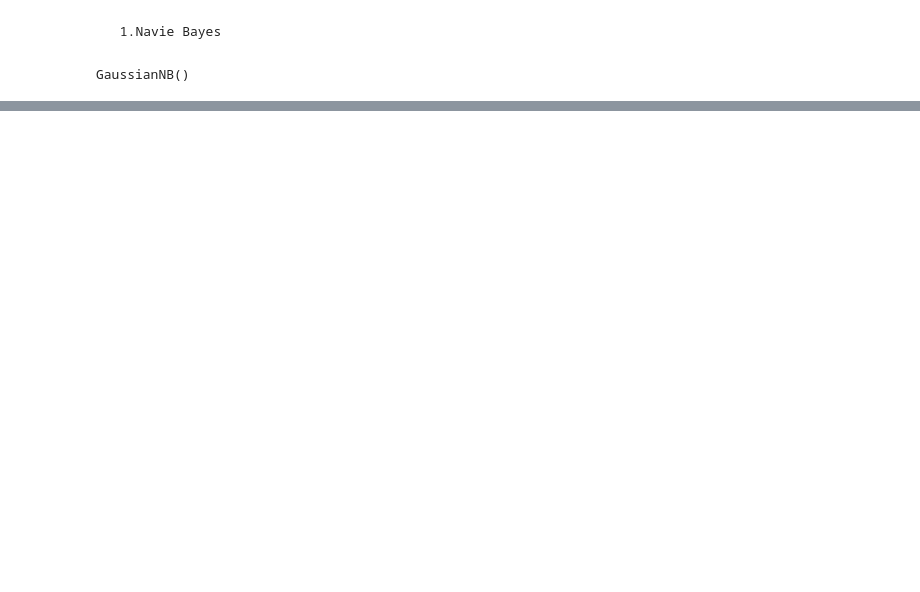
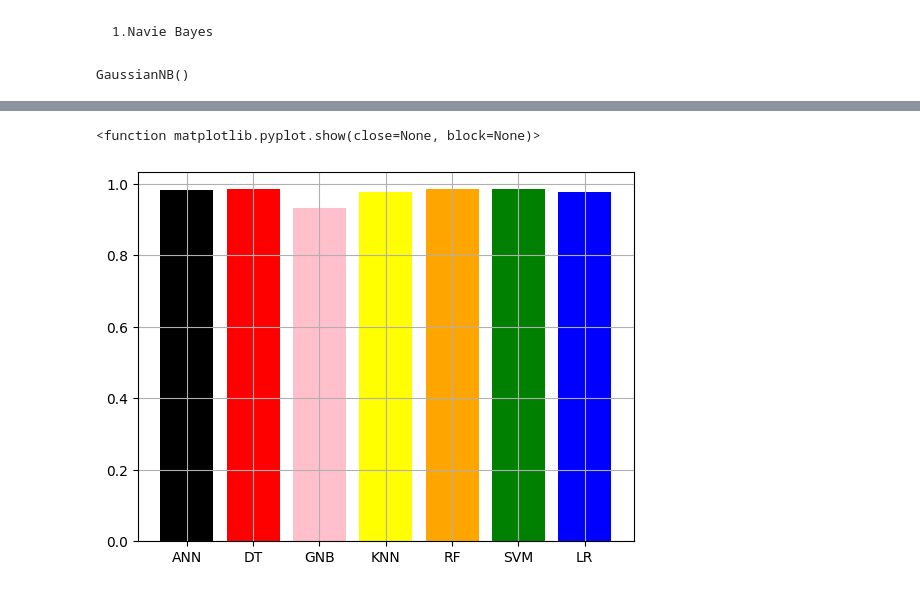
Before and after one commit to reza-debug/ML_Projects, a Jupyter notebook: cancer_diagnosis.ipynb, the cells around one changed output, grey strips where cells are left out. Cells and saved outputs as stored; diff of their text form; code cells hidden in the pictures; blank space fills up the shorter version.

```diff
--- a/cancer_diagnosis.ipynb
+++ b/cancer_diagnosis.ipynb
@@ -124,0 +219,5 @@ y_pred_model = model.predict(X_test)
+# %%
+y_pred_train_lr = lr.predict(X_train)
+y_pred_test_lr = lr.predict(X_test)
+
+acc_train_lr, acc_test_lr, p_lr, r_lr, confus_lr = calculate_metrics(y_train,y_test,y_pred_train_lr,y_pred_test_lr)
@@ -124,0 +231,4 @@ y_pred_model = model.predict(X_test)
+# %%
+from sklearn.neural_network import MLPClassifier
+ann = MLPClassifier(hidden_layer_sizes=512,activation='relu',solver='adam',batch_size=64)
+ann.fit(X_train,y_train)
@@ -124,0 +237,5 @@ y_pred_model = model.predict(X_test)
+# %%
+y_pred_train_ann = ann.predict(X_train)
+y_pred_test_ann = ann.predict(X_test)
+
+acc_train_ann, acc_test_ann, p_ann, r_ann, confus_ann = calculate_metrics(y_train,y_test,y_pred_train_ann,y_pred_test_ann)
@@ -124,0 +249,9 @@ y_pred_model = model.predict(X_test)
+# %%
+import matplotlib.pyplot as plt
+
+acc_train = [acc_train_ann,acc_train_dt,acc_train_gnb,acc_train_knn,acc_train_rf,acc_train_svm,acc_train_lr]
+title = ["ANN","DT","GNB","KNN","RF","SVM","LR"]
+color = ["black", "red","pink","yellow","orange","green","blue"]
+plt.bar(title,acc_train,color=color)
+plt.grid()
+plt.show
@@ -124,0 +261,10 @@ y_pred_model = model.predict(X_test)
+# %%
+acc_test = [acc_test_ann,acc_test_dt,acc_test_gnb,acc_test_knn,acc_test_rf,acc_test_svm,acc_test_lr]
+title = ["ANN","DT","GNB","KNN","RF","SVM","LR"]
+color = ["black", "red","pink","yellow","orange","green","blue"]
+plt.bar(title,acc_train,color=color)
+plt.grid()
+plt.show
+# %% [output]
+<function matplotlib.pyplot.show(close=None, block=None)>
+[figure, added]
```
Also changed, not shown: parts of 31 cells of this notebook.
